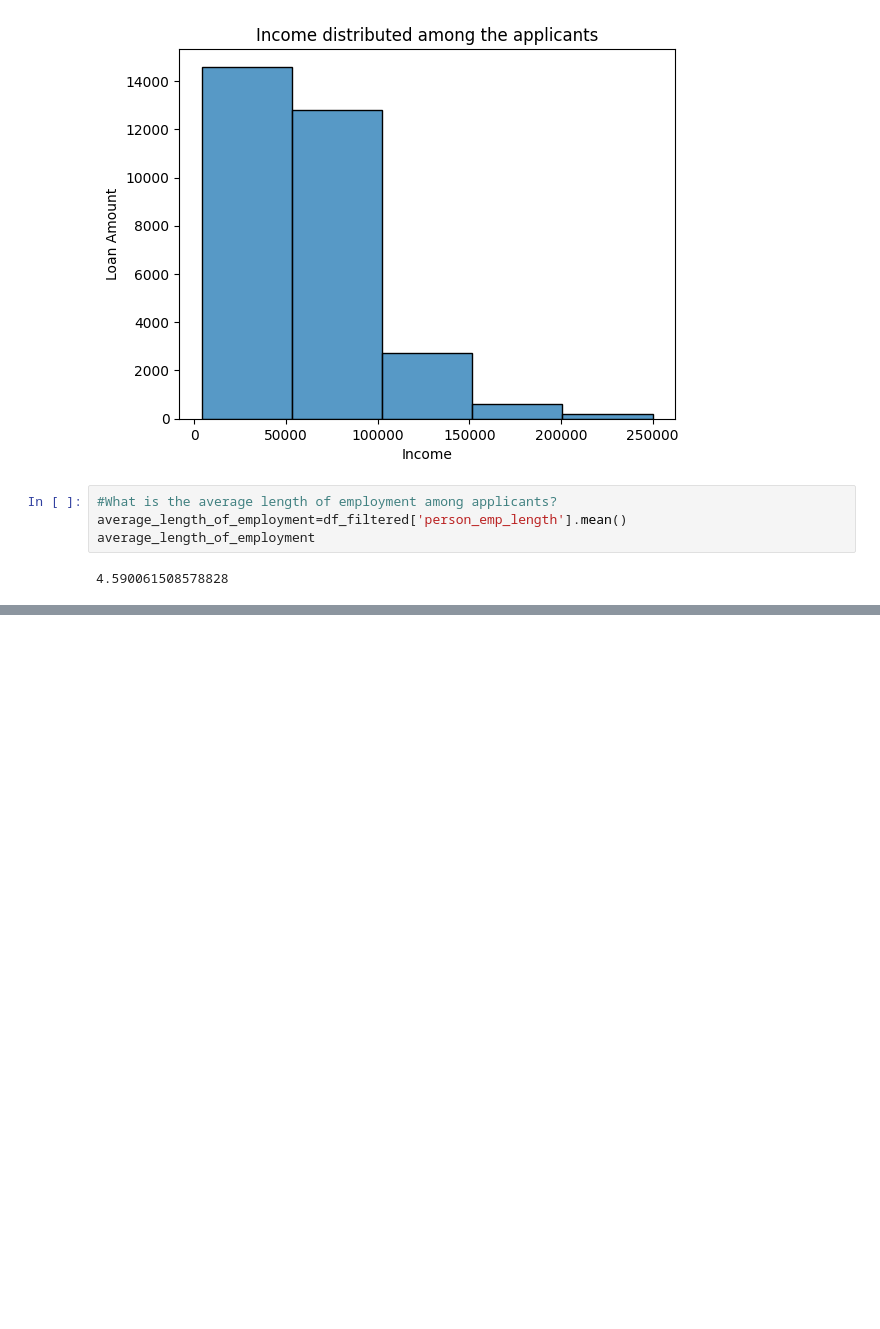
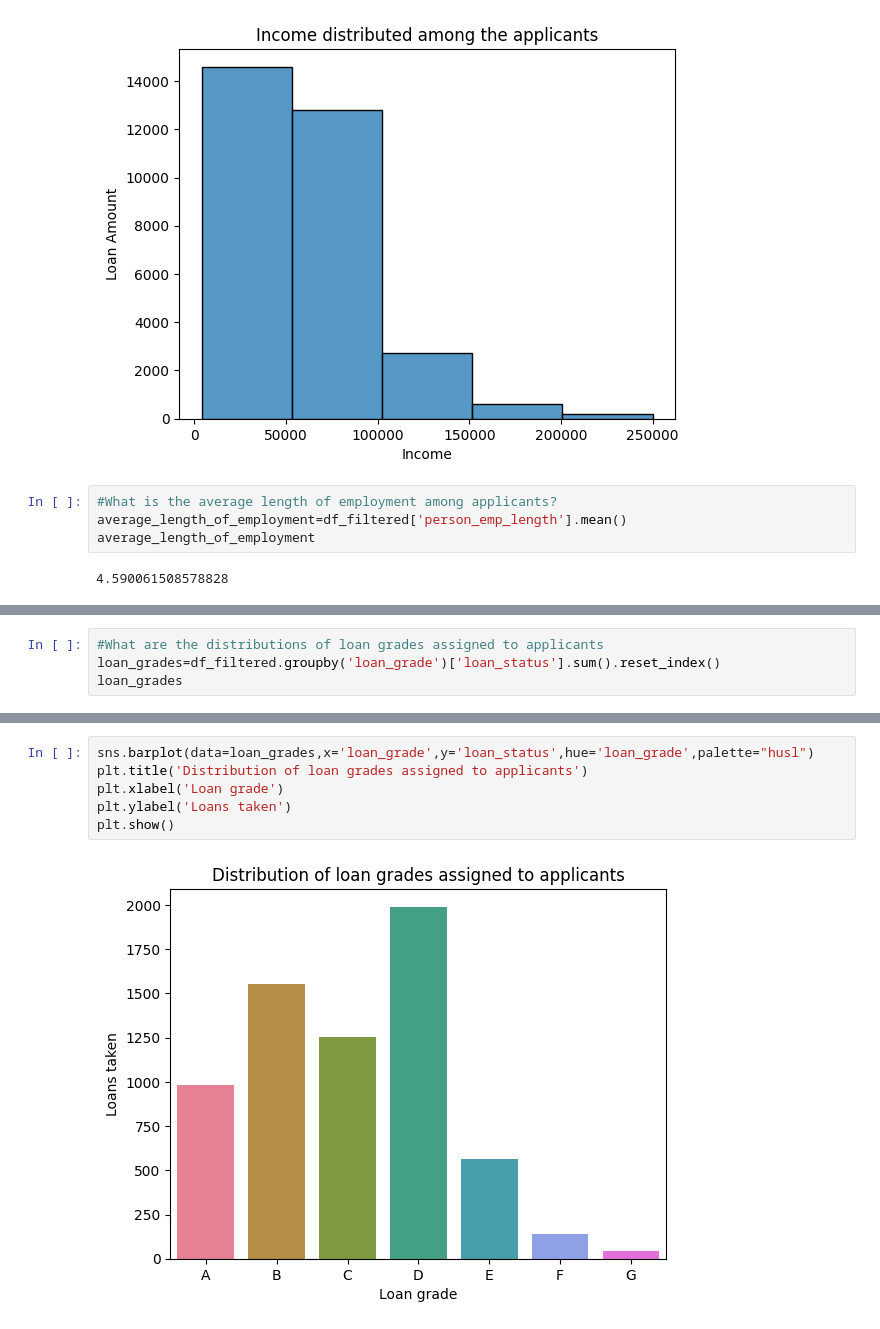
Before and after one commit to patel-mark/Credit-Risk-Assessment, a Jupyter notebook: Untitled.ipynb, the cells around one changed output, grey strips where cells are left out. Saved outputs shown, nothing was run; the diff lists cells and outputs as text; blank space fills up the shorter version.

```diff
--- a/Untitled.ipynb
+++ b/Untitled.ipynb
@@ -166,0 +176,4 @@ plt.show()
+# %%
+#What are the distributions of loan grades assigned to applicants
+loan_grades=df_filtered.groupby('loan_grade')['loan_status'].sum().reset_index()
+loan_grades
@@ -166,0 +189,8 @@ plt.show()
+# %%
+sns.barplot(data=loan_grades,x='loan_grade',y='loan_status',hue='loan_grade',palette="husl")
+plt.title('Distribution of loan grades assigned to applicants')
+plt.xlabel('Loan grade')
+plt.ylabel('Loans taken')
+plt.show()
+# %% [output]
+[figure, added]
```
Also changed, not shown: parts of 18 cells of this notebook, 1 other file.
